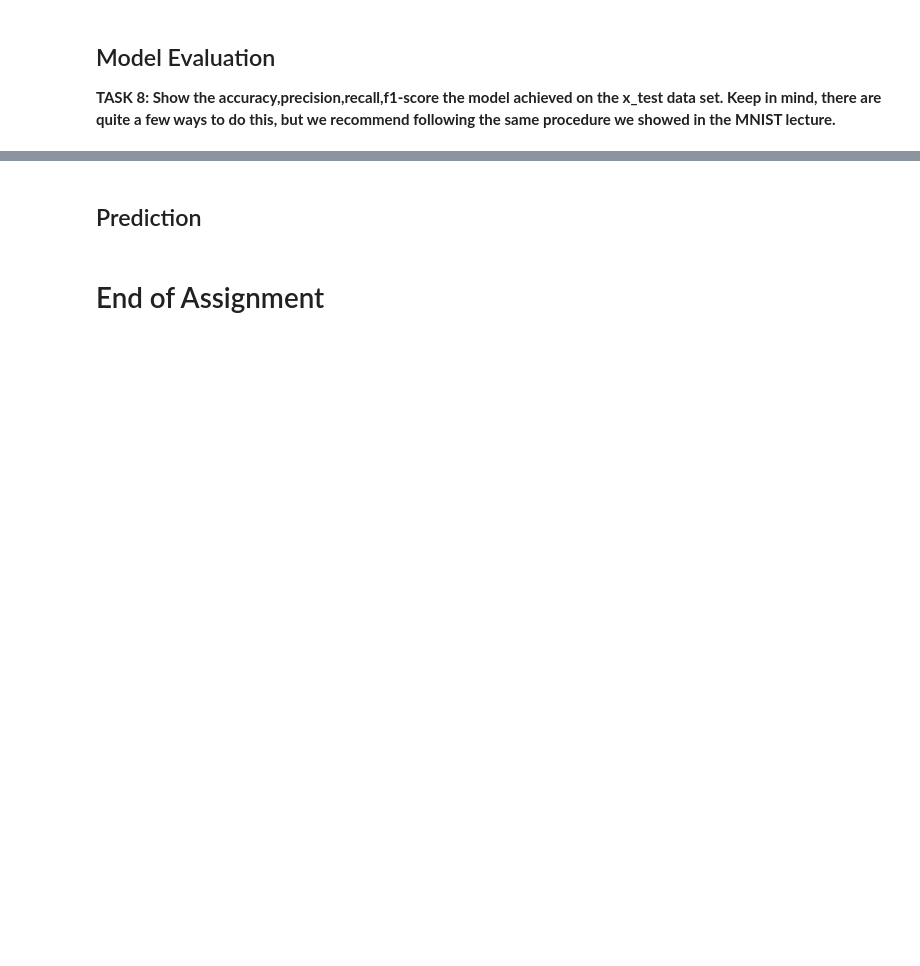
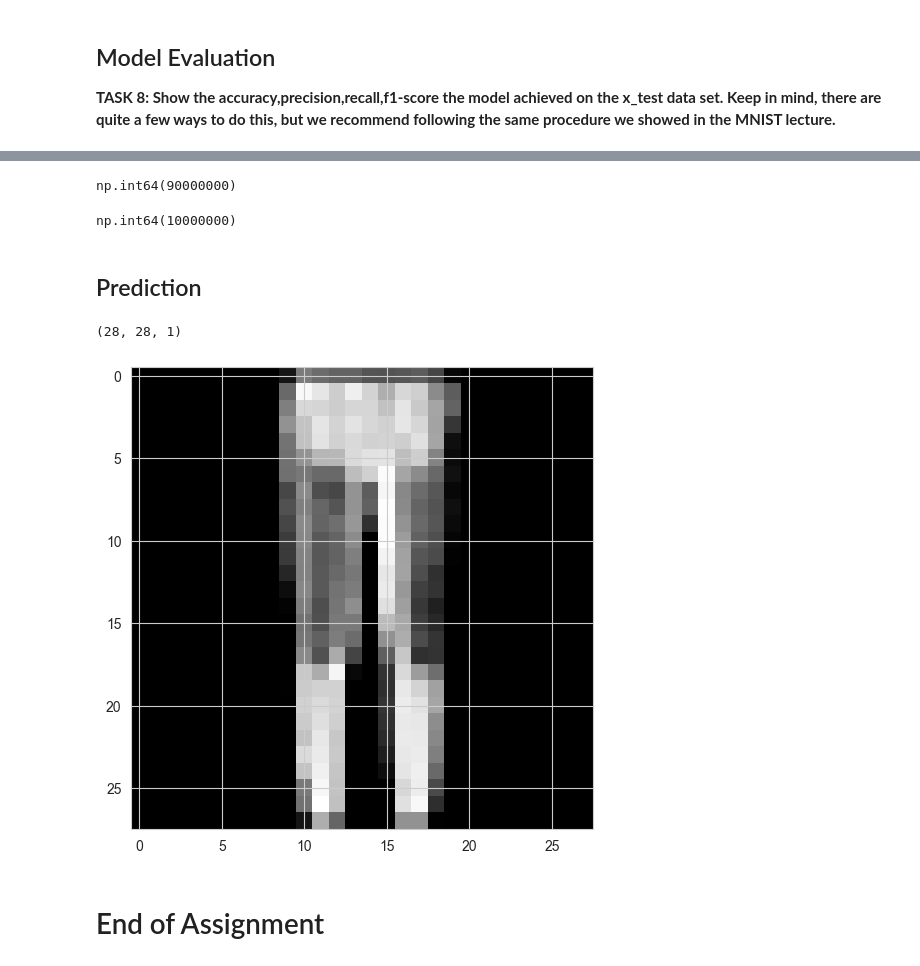
Before and after one commit to iceyisaak/dl_assignment02_cnn-fashion-mnist, a Jupyter notebook: DL-Assignment-2 (Image Classification with CNN)-Student.ipynb, the cells around one changed output, grey strips where cells are left out. Drawn from its saved outputs; the diff is of its cells as text; code cells hidden in the pictures; blank space fills up the shorter version.

```diff
--- a/DL-Assignment-2 (Image Classification with CNN)-Student.ipynb
+++ b/DL-Assignment-2 (Image Classification with CNN)-Student.ipynb
@@ -263,5 +516,25 @@ encoder = OneHotEncoder(sparse_output=False)
+# %%
+# (y_test != y_pred).sum()
+np.not_equal(y_test, y_pred).sum()
+# %% [output]
+np.int64(90000000)
+# %%
+np.equal(y_test, y_pred).sum()
+# %% [output]
+np.int64(10000000)
 # %% [markdown]
 ## Prediction
+# %%
+my_item = x_test[3]
+# %%
+my_item.shape
+# %% [output]
+(28, 28, 1)
+# %%
+plt.imshow(my_item, cmap="gray")
+plt.show()
+# %% [output]
+[figure, added]
 # %% [markdown]
 # End of Assignment
 # %% [markdown]
```
Also changed, not shown: parts of 27 cells of this notebook.
